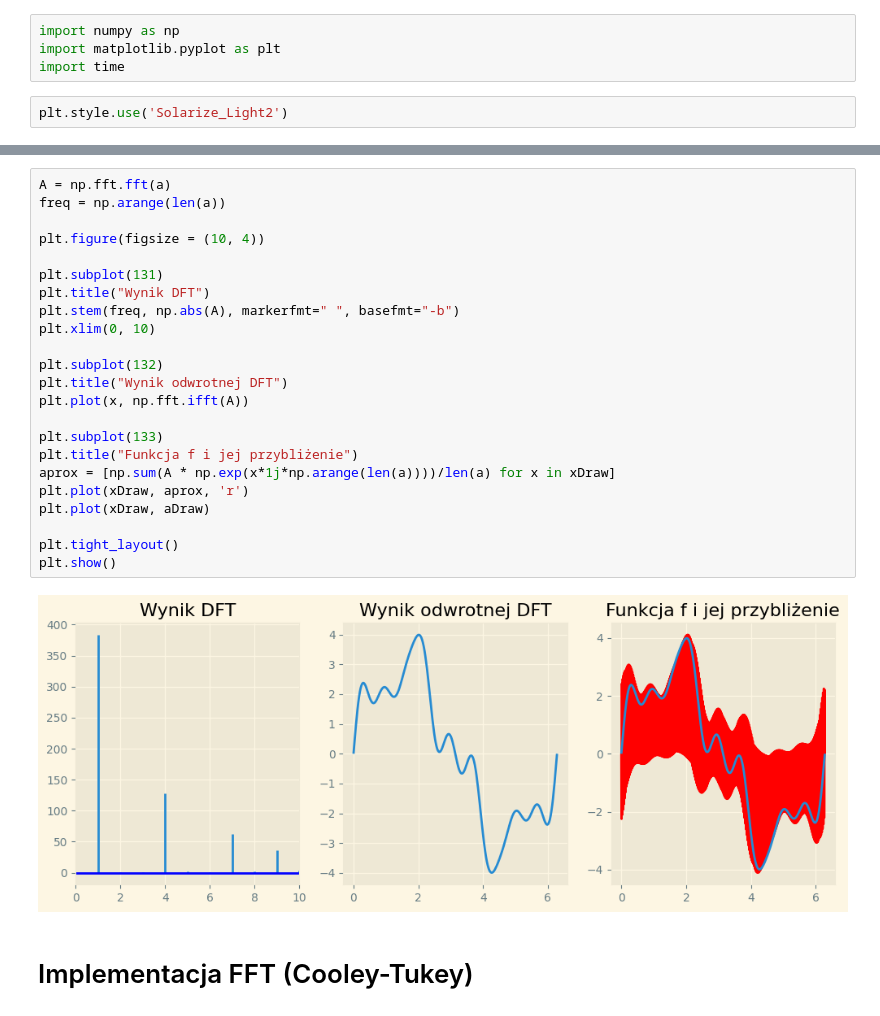
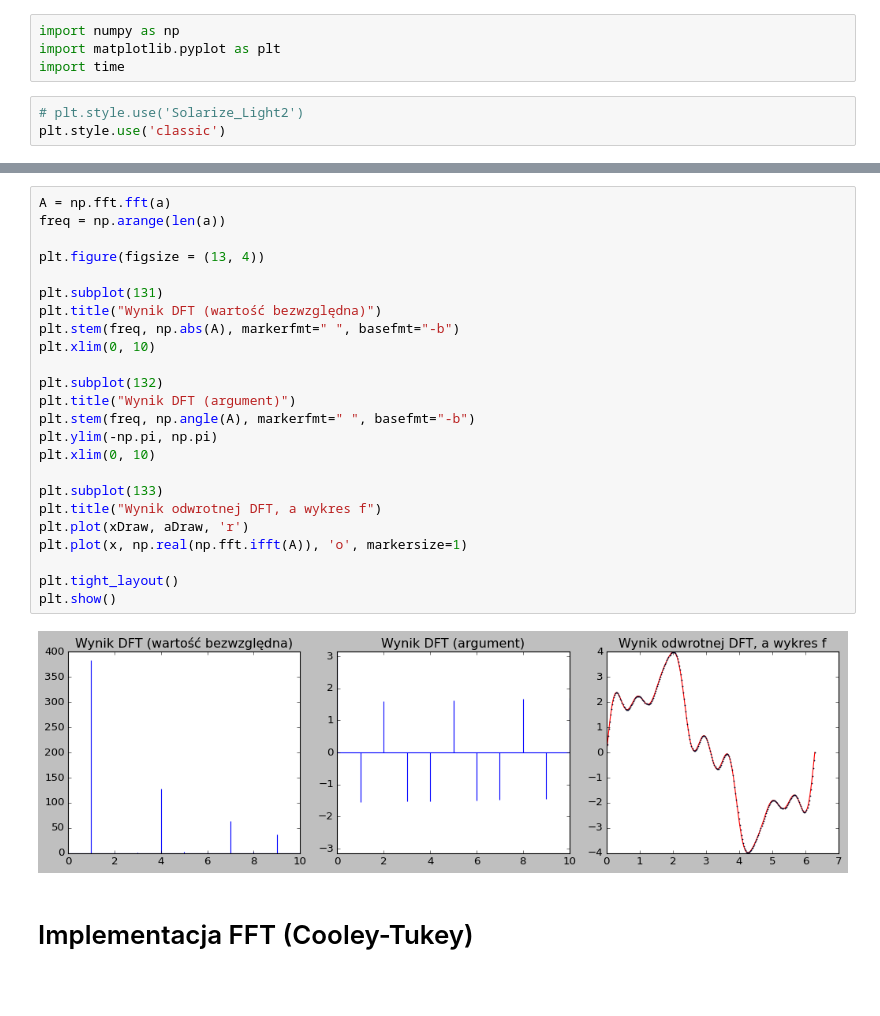
Before and after one commit to 5arcoramphu5/FastFourierTransform, a Jupyter notebook: eksperymenty.ipynb, the cells around one changed output, grey strips where cells are left out. Saved outputs shown, nothing was run; the diff lists cells and outputs as text; blank space fills up the shorter version.

```diff
--- a/eksperymenty.ipynb
+++ b/eksperymenty.ipynb
@@ -5,7 +5,8 @@ import numpy as np
 import matplotlib.pyplot as plt
 import time
 # %%
-plt.style.use('Solarize_Light2')
+# plt.style.use('Solarize_Light2')
+plt.style.use('classic')
 # %%
 def samples(f, samplingRate):
     x = np.linspace(0, 2*np.pi, samplingRate)
@@ -35,28 +36,29 @@ plt.show()
 # %%
 A = np.fft.fft(a)
 freq = np.arange(len(a))
 
-plt.figure(figsize = (10, 4))
+plt.figure(figsize = (13, 4))
 
 plt.subplot(131)
-plt.title("Wynik DFT")
+plt.title("Wynik DFT (wartość bezwzględna)")
 plt.stem(freq, np.abs(A), markerfmt=" ", basefmt="-b")
 plt.xlim(0, 10)
 
 plt.subplot(132)
-plt.title("Wynik odwrotnej DFT")
-plt.plot(x, np.fft.ifft(A))
+plt.title("Wynik DFT (argument)")
+plt.stem(freq, np.angle(A), markerfmt=" ", basefmt="-b")
+plt.ylim(-np.pi, np.pi)
+plt.xlim(0, 10)
 
 plt.subplot(133)
-plt.title("Funkcja f i jej przybliżenie")
-aprox = [np.sum(A * np.exp(x*1j*np.arange(len(a))))/len(a) for x in xDraw]
-plt.plot(xDraw, aprox, 'r')
-plt.plot(xDraw, aDraw)
+plt.title("Wynik odwrotnej DFT, a wykres f")
+plt.plot(xDraw, aDraw, 'r')
+plt.plot(x, np.real(np.fft.ifft(A)), 'o', markersize=1)
 
 plt.tight_layout()
 plt.show()
 # %% [output]
-[figure, old version]
+[figure, new version]
 # %% [markdown]
 # Implementacja FFT (Cooley-Tukey)
 # %%
```
Also changed, not shown: parts of 14 cells of this notebook.
